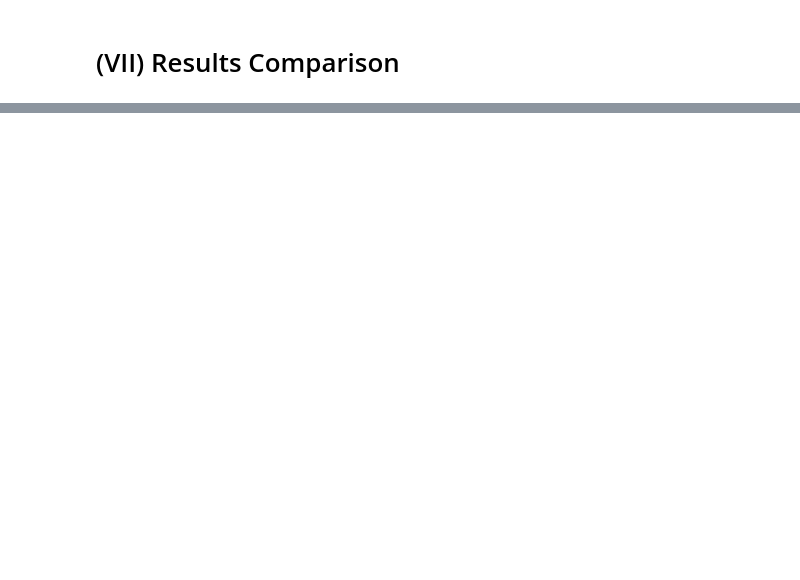
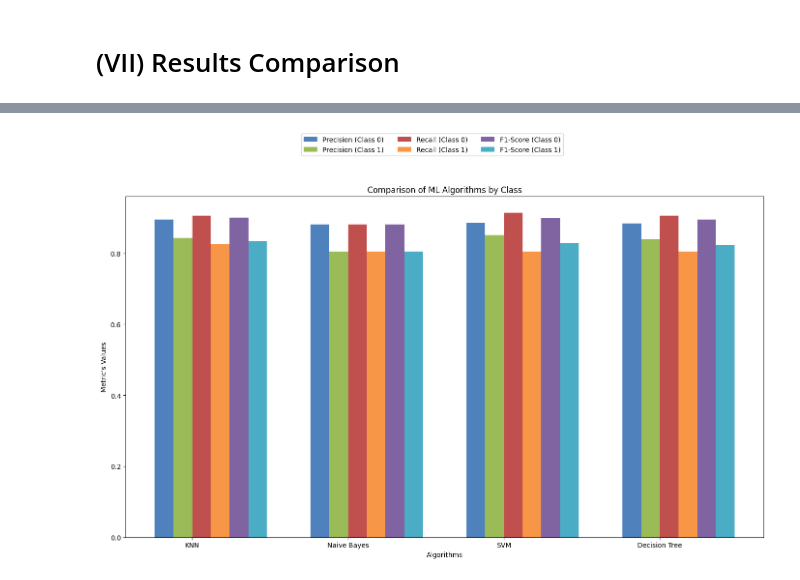
Before and after one commit to AhmedMohamady1/Titanic-Survivors-Prediction, a Jupyter notebook: main.ipynb, the cells around one changed output, grey strips where cells are left out. Cells and saved outputs as stored; diff of their text form; code cells hidden in the pictures; blank space fills up the shorter version.

```diff
--- a/main.ipynb
+++ b/main.ipynb
@@ -665,0 +748,78 @@ plt.show()
+# %%
+# Sample data for Precision, Recall, F1-Score, and Support for classes 0 and 1
+results = {
+    'Algorithm': ['KNN', 'Naive Bayes', 'SVM', 'Decision Tree'],
+    'Class 0 Precision': [
+        knn_report['0']['precision'],
+        nb_report['0']['precision'],
+        svm_report['0']['precision'],
+        tree_report['0']['precision']
+    ],
+    'Class 1 Precision': [
+        knn_report['1']['precision'],
+        nb_report['1']['precision'],
+        svm_report['1']['precision'],
+        tree_report['1']['precision']
+    ],
+    'Class 0 Recall': [
+        knn_report['0']['recall'],
+        nb_report['0']['recall'],
+        svm_report['0']['recall'],
+        tree_report['0']['recall']
+    ],
+    'Class 1 Recall': [
+        knn_report['1']['recall'],
+        nb_report['1']['recall'],
+        svm_report['1']['recall'],
+        tree_report['1']['recall']
+    ],
+    'Class 0 F1-Score': [
+        knn_report['0']['f1-score'],
+        nb_report['0']['f1-score'],
+        svm_report['0']['f1-score'],
+        tree_report['0']['f1-score']
+    ],
+    'Class 1 F1-Score': [
+        knn_report['1']['f1-score'],
+        nb_report['1']['f1-score'],
+        svm_report['1']['f1-score'],
+        tree_report['1']['f1-score']
+    ]
+}
+
+# Convert to DataFrame
+df = pd.DataFrame(results)
+
+# Visualization
+fig, ax1 = plt.subplots(figsize=(14, 8))
+
+bar_width = 0.12
+index = np.arange(len(df['Algorithm']))  # Default index for each algorithm
+
+# Plot bars for Class 0 and Class 1 Precision
+ax1.bar(index - 1.5 * bar_width, df['Class 0 Precision'], bar_width, label='Precision (Class 0)', color='#4F81BD')
+ax1.bar(index - 0.5 * bar_width, df['Class 1 Precision'], bar_width, label='Precision (Class 1)', color='#9BBB59')
+
+# Plot bars for Class 0 and Class 1 Recall
+ax1.bar(index + 0.5 * bar_width, df['Class 0 Recall'], bar_width, label='Recall (Class 0)', color='#C0504D')
+ax1.bar(index + 1.5 * bar_width, df['Class 1 Recall'], bar_width, label='Recall (Class 1)', color='#F79646')
+
+# Plot bars for Class 0 and Class 1 F1-Score
+ax1.bar(index + 2.5 * bar_width, df['Class 0 F1-Score'], bar_width, label='F1-Score (Class 0)', color='#8064A2')
+ax1.bar(index + 3.5 * bar_width, df['Class 1 F1-Score'], bar_width, label='F1-Score (Class 1)', color='#4BACC6')
+
+# Set labels, title, and ticks
+ax1.set_xlabel('Algorithms')
+ax1.set_ylabel("Metric's Values")
+ax1.set_title('Comparison of ML Algorithms by Class')
+ax1.set_xticks(index)
+ax1.set_xticklabels(df['Algorithm'])
+
+# Add legends
+fig.legend(loc="lower center", bbox_to_anchor=(0.5, 1.05), ncol=3)
+
+# Show plot
+plt.tight_layout()
+plt.show()
+# %% [output]
+[figure, added]
```
Also changed, not shown: parts of 19 cells of this notebook.
